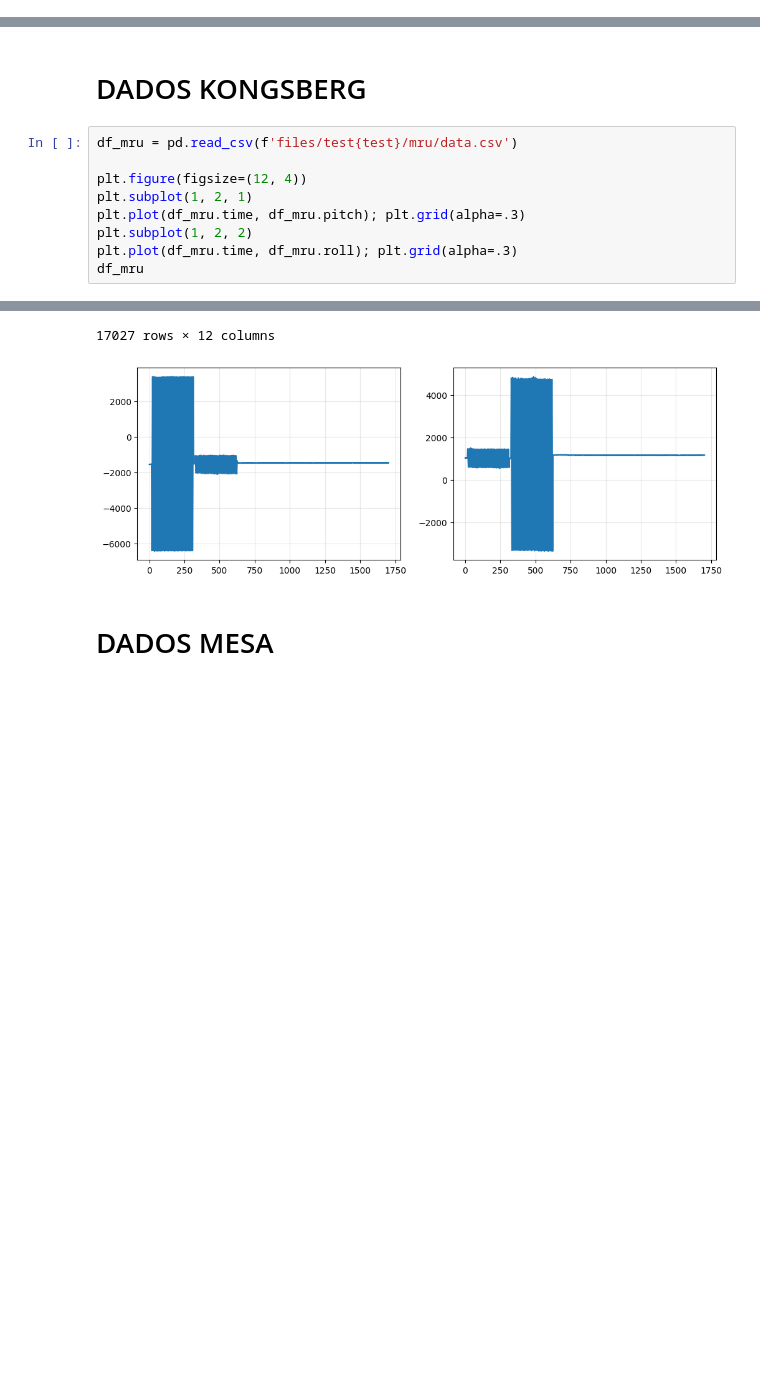
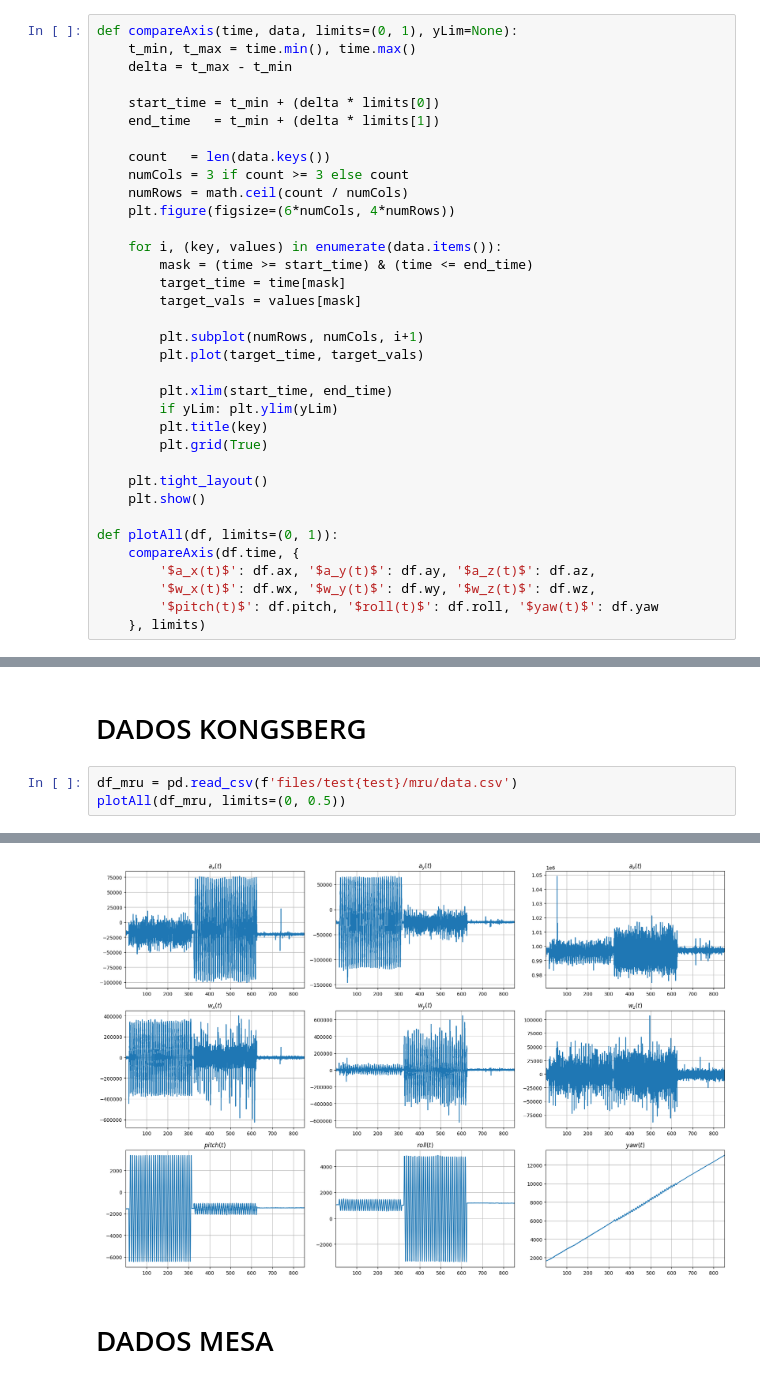
Before and after one commit to KlaussMarchi/MRU, a Jupyter notebook: Calibration2/Format/Analysis.ipynb, the cells around one changed output, grey strips where cells are left out. Saved outputs shown, nothing was run; the diff lists cells and outputs as text; blank space fills up the shorter version.

```diff
--- a/Calibration2/Format/Analysis.ipynb
+++ b/Calibration2/Format/Analysis.ipynb
@@ -11,5 +11,40 @@ test = json.loads(open('../info.json', 'r', encoding='utf-8').read()).get('test'
 test
 # %% [output]
 1
+# %%
+def compareAxis(time, data, limits=(0, 1), yLim=None):
+    t_min, t_max = time.min(), time.max()
+    delta = t_max - t_min
+
+    start_time = t_min + (delta * limits[0])
+    end_time   = t_min + (delta * limits[1])
+
+    count   = len(data.keys())
+    numCols = 3 if count >= 3 else count
+    numRows = math.ceil(count / numCols)
+    plt.figure(figsize=(6*numCols, 4*numRows))
+
+    for i, (key, values) in enumerate(data.items()):
+        mask = (time >= start_time) & (time <= end_time)
+        target_time = time[mask]
+        target_vals = values[mask]
+
+        plt.subplot(numRows, numCols, i+1)
+        plt.plot(target_time, target_vals)
+
+        plt.xlim(start_time, end_time)
+        if yLim: plt.ylim(yLim)
+        plt.title(key)
+        plt.grid(True)
+
+    plt.tight_layout()
+    plt.show()
+
+def plotAll(df, limits=(0, 1)):
+    compareAxis(df.time, {
+        '$a_x(t)$': df.ax, '$a_y(t)$': df.ay, '$a_z(t)$': df.az,
+        '$w_x(t)$': df.wx, '$w_y(t)$': df.wy, '$w_z(t)$': df.wz,
+        '$pitch(t)$': df.pitch, '$roll(t)$': df.roll, '$yaw(t)$': df.yaw
+    }, limits)
 # %% [markdown]
 # DADOS MEASURE
@@ -40,11 +225,5 @@ df_target
 # DADOS KONGSBERG
 # %%
 df_mru = pd.read_csv(f'files/test{test}/mru/data.csv')
-
-plt.figure(figsize=(12, 4))
-plt.subplot(1, 2, 1)
-plt.plot(df_mru.time, df_mru.pitch); plt.grid(alpha=.3)
-plt.subplot(1, 2, 2)
-plt.plot(df_mru.time, df_mru.roll); plt.grid(alpha=.3)
-df_mru
+plotAll(df_mru, limits=(0, 0.5))
 # %% [output]
@@ -63,5 +230,4 @@ df_mru
-17027 rows × 12 columns
-[figure, old version]
+[figure, new version]
 # %% [markdown]
 # DADOS MESA
 # %%
```
Also changed, not shown: parts of 11 cells of this notebook, 18 other files.
